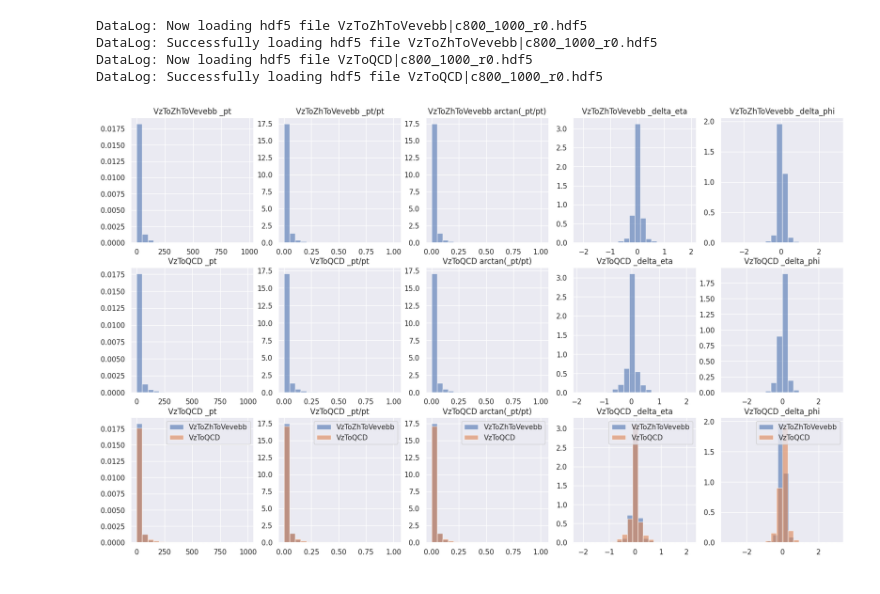
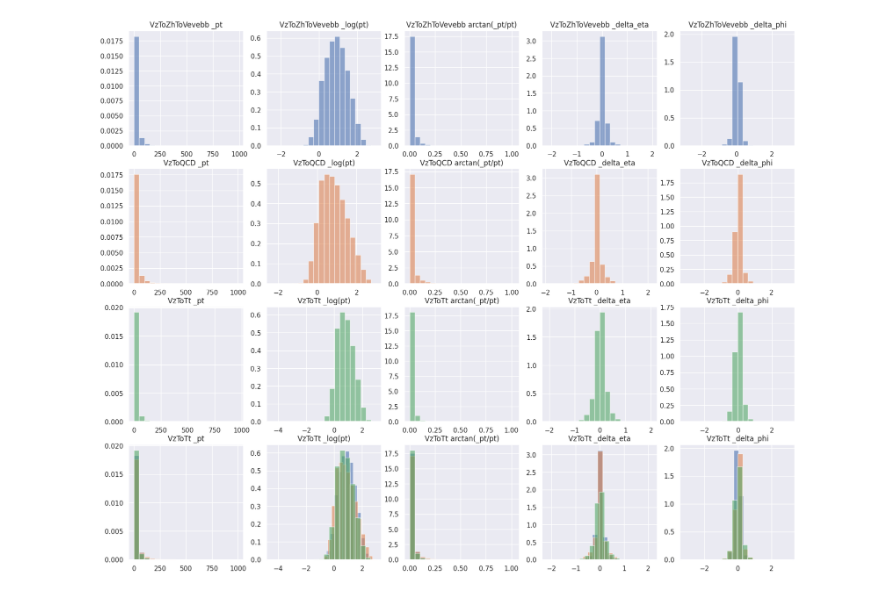
Before and after one commit to maplexgitx0302/QML-QCGNN, a Jupyter notebook: d_h5py_info.ipynb, the cells around one changed output. Cells and saved outputs as stored; diff of their text form; code cells hidden in the pictures.

```diff
--- a/d_h5py_info.ipynb
+++ b/d_h5py_info.ipynb
@@ -44,12 +33,13 @@ DataLog: Successfully loading hdf5 file VzToQCD|c800_1000_r0.4.hdf5
 # %%
-def draw_reclustered_num_ptcs(events, ax):
+def draw_reclustered_num_ptcs(events, ax, idx):
     num_subjets = ak.num(events.events["fast_pt"], axis=1)
     ax.hist(num_subjets, bins=10, label=events.channel, range=None,
-        alpha=0.6, density=True, color=plt.rcParams['axes.prop_cycle'].by_key()['color'][0])
+        alpha=0.6, density=True, color=plt.rcParams['axes.prop_cycle'].by_key()['color'][idx])
     ax.set_title(f"{events.channel}_c{800}_{1000}_r{events.subjet_radius}")
 
-fig, axes = plt.subplots(2, len(Rs), figsize=(len(Rs)*4,2*4))
-for i in range(len(Rs)):
-    draw_reclustered_num_ptcs(sig_events[i], axes[0][i])
-    draw_reclustered_num_ptcs(bkg_events[i], axes[1][i])
+fig, axes = plt.subplots(num_channels+1, num_radius, figsize=(num_radius*4,(num_channels+1)*4))
+for i in range(num_radius):
+    for j in range(num_channels):
+        draw_reclustered_num_ptcs(events[j][i], axes[j][i], idx=j)
+        draw_reclustered_num_ptcs(events[j][i], axes[num_channels][i], idx=j)
 # %% [output]
@@ -57,36 +47,26 @@ for i in range(len(Rs)):
 # %%
-def draw_feature_hist(feature, channel, title, ax):
-    ax.hist(feature, bins=20, label=channel, range=None, alpha=0.6, density=True)
+def draw_feature_hist(feature, channel, title, ax, idx):
+    ax.hist(feature, bins=20, label=channel, range=None, alpha=0.6, density=True,
+            color=plt.rcParams['axes.prop_cycle'].by_key()['color'][idx])
     ax.set_title(f"{channel} {title}")
 
 def get_feature_events(events):
     return {
         "_pt"            : ak.ravel(events.events["fast_pt"]),
-        "_pt/pt"         : ak.ravel(events.events["fast_pt"] / events.events["fatjet_pt"]),
+        "_log(pt)"       : ak.ravel(np.log10(events.events["fast_pt"])),
         "arctan(_pt/pt)" : ak.ravel(events.events["fast_pt"] / events.events["fatjet_pt"]),
         "_delta_eta"     : ak.ravel(events.events["fast_delta_eta"]),
         "_delta_phi"     : ak.ravel(events.events["fast_delta_phi"]),
     }
 
-subjet_radius = 0
-sig_events    = d_mg5_data.FatJetEvents(channel="VzToZhToVevebb", cut_pt=(800,1000), subjet_radius=subjet_radius, check_hdf5=True)
-bkg_events    = d_mg5_data.FatJetEvents(channel="VzToQCD", cut_pt=(800,1000), subjet_radius=subjet_radius, check_hdf5=True)
+original_feature = [get_feature_events(events[c][0]) for c in range(num_channels)]
+feature_keys     = list(original_feature[0].keys())
+fig, axes        = plt.subplots(num_channels+1, len(feature_keys), figsize=(len(feature_keys)*4,(num_channels+1)*4))
 
-sig_features  = get_feature_events(sig_events)
-bkg_features  = get_feature_events(bkg_events)
-features      = list(sig_features.keys())
-fig, axes     = plt.subplots(3, len(features), figsize=(len(features)*4,3*4))
-
-for i in range(len(features)):
-    key = features[i]
-    draw_feature_hist(sig_features[key], sig_events.channel, key, axes[0][i])
-    draw_feature_hist(bkg_features[key], bkg_events.channel, key, axes[1][i])
-    draw_feature_hist(sig_features[key], sig_events.channel, key, axes[2][i])
-    draw_feature_hist(bkg_features[key], bkg_events.channel, key, axes[2][i])
-    axes[2][i].legend()
+for i in range(len(feature_keys)):
+    for j in range(num_channels):
+        key = feature_keys[i]
+        draw_feature_hist(original_feature[j][key], events[j][0].channel, key, axes[j][i], idx=j)
+        draw_feature_hist(original_feature[j][key], events[j][0].channel, key, axes[num_channels][i], idx=j)
 # %% [output]
-DataLog: Now loading hdf5 file VzToZhToVevebb|c800_1000_r0.hdf5
-DataLog: Successfully loading hdf5 file VzToZhToVevebb|c800_1000_r0.hdf5
-DataLog: Now loading hdf5 file VzToQCD|c800_1000_r0.hdf5
-DataLog: Successfully loading hdf5 file VzToQCD|c800_1000_r0.hdf5
-[figure, old version]
+[figure, new version]
```
Also changed, not shown: parts of 3 cells of this notebook, 2 other files.
